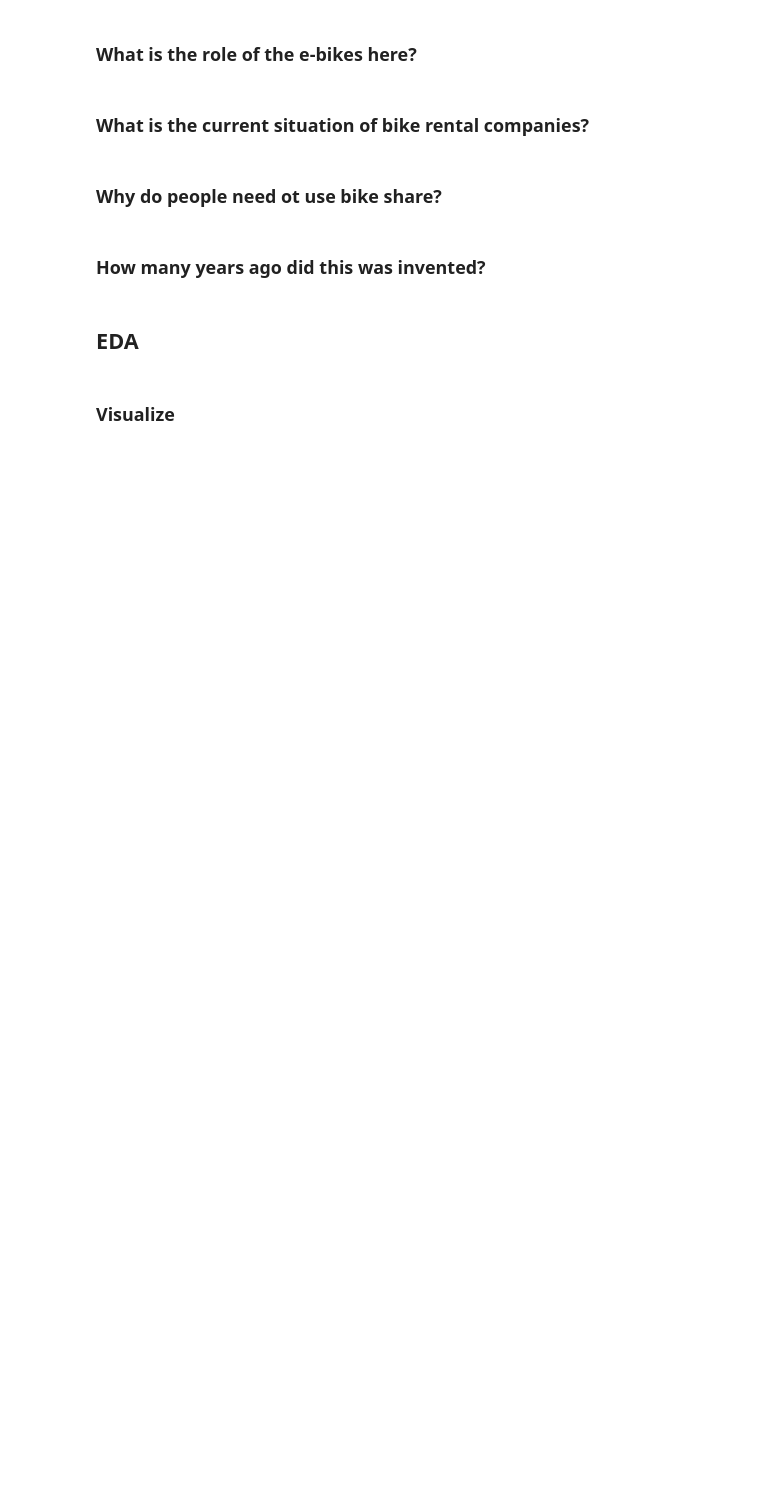
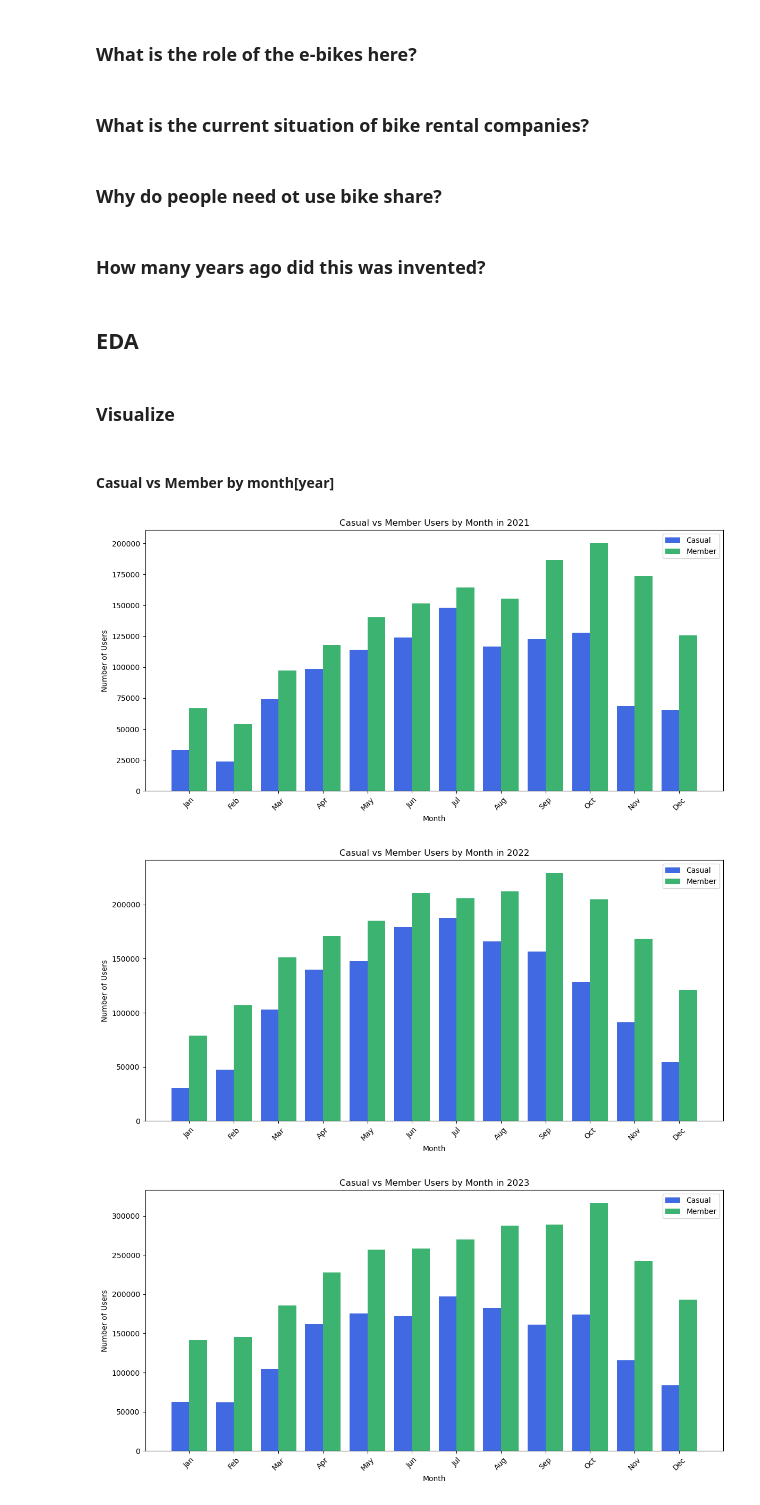
Before and after one commit to marcosmicozzi/my_code, a Jupyter notebook: m1p03_daily_weather.ipynb, the cells around one changed output. Drawn from its saved outputs; the diff is of its cells as text; code cells hidden in the pictures; blank space fills up the shorter version.

Commit message:
EDA Visualize

```diff
--- a/m1p03_daily_weather.ipynb
+++ b/m1p03_daily_weather.ipynb
@@ -179,3 +175,39 @@ memory usage: 8.7 KB
 ## EDA
 # %% [markdown]
 ### Visualize
+# %% [markdown]
+#### Casual vs Member by month[year]
+# %%
+month_names = ['Jan', 'Feb', 'Mar', 'Apr', 'May', 'Jun', 'Jul', 'Aug', 'Sep', 'Oct', 'Nov', 'Dec']
+
+df_dailyweather['year'] = df_dailyweather['date'].dt.year
+df_dailyweather['month'] = df_dailyweather['date'].dt.month
+
+casual_by_month = df_dailyweather.groupby('month')['casual'].sum()
+member_by_month = df_dailyweather.groupby('month')['member'].sum()
+months = casual_by_month.index.astype(str)
+
+
+monthly_users = df_dailyweather.groupby(['year', 'month'])[['casual', 'member']].sum().reset_index()
+
+for year in monthly_users['year'].unique():
+    yearly_data = monthly_users[monthly_users['year'] == year]
+    months = yearly_data['month']
+    x = np.arange(len(months))
+    width = 0.4
+
+    plt.figure(figsize=(12, 6))
+    plt.bar(x - width/2, yearly_data['casual'], width=width, label='Casual', color='royalblue')
+    plt.bar(x + width/2, yearly_data['member'], width=width, label='Member', color='mediumseagreen')
+
+    plt.xticks(x, [month_names[m-1] for m in months], rotation=45)
+    plt.xlabel('Month')
+    plt.ylabel('Number of Users')
+    plt.title(f'Casual vs Member Users by Month in {year}')
+    plt.legend()
+    plt.tight_layout()
+    plt.show()
+# %% [output]
+[figure, added]
+[figure, added]
+[figure, added]
```
Also changed, not shown: parts of 15 cells of this notebook.
